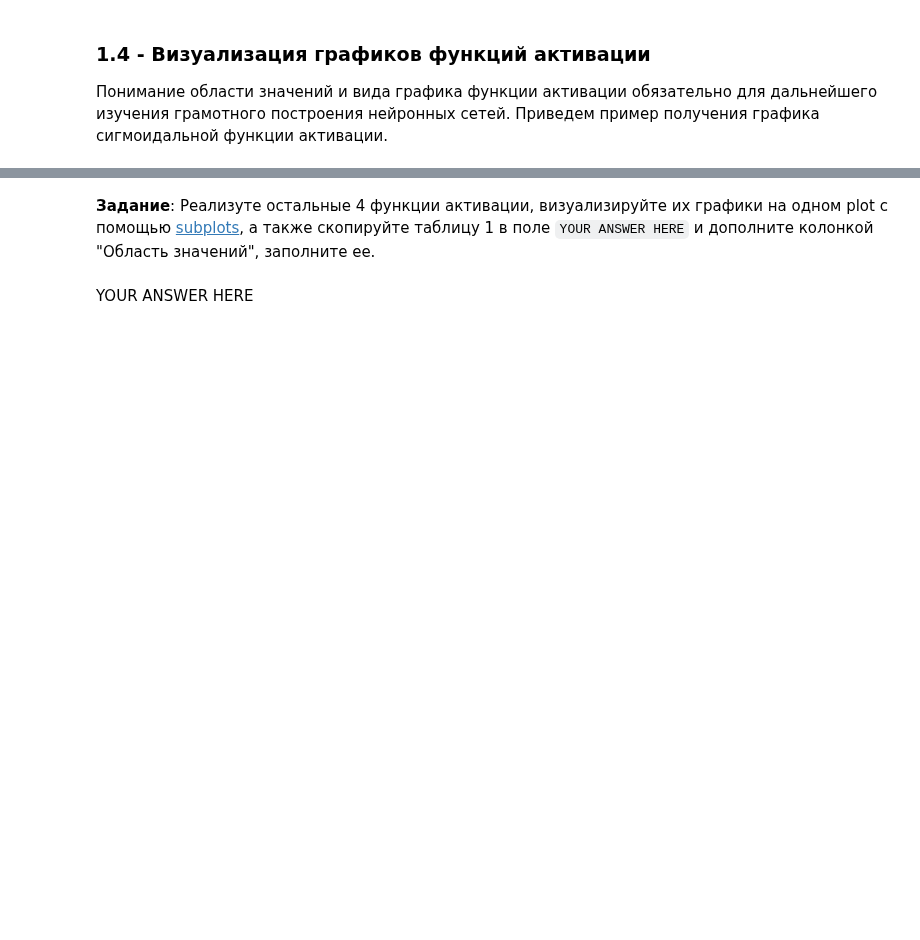
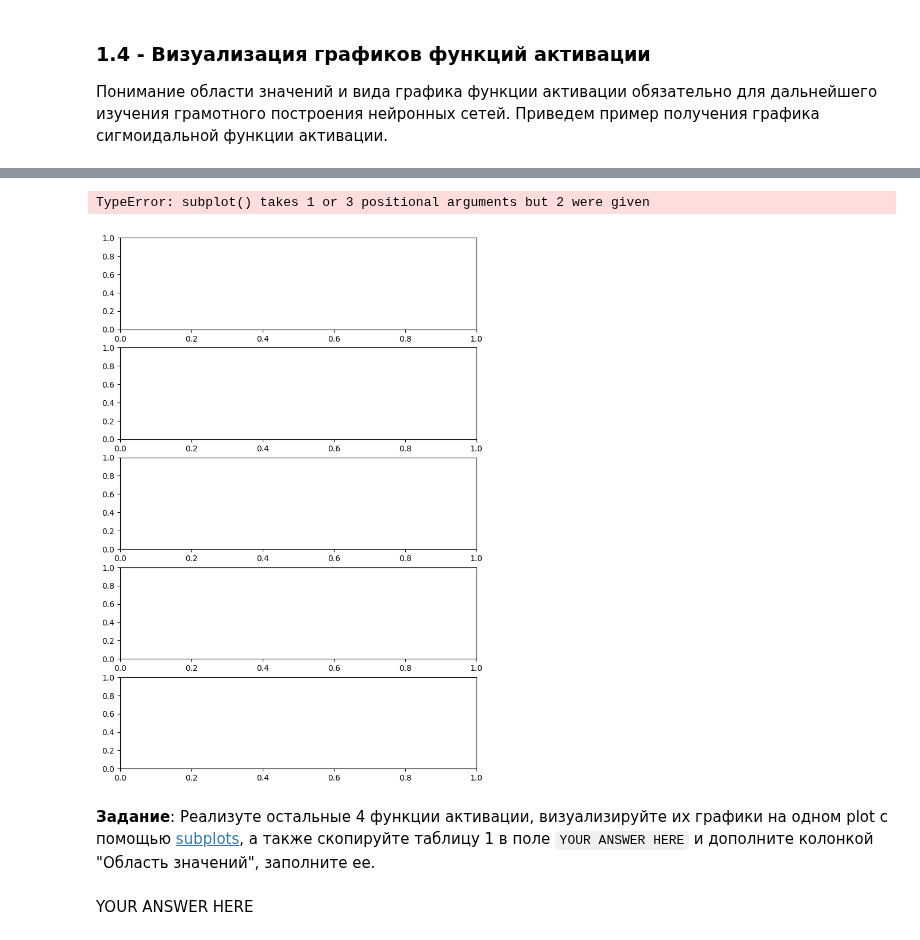
Before and after one commit to need2040/python_solution, a Jupyter notebook: pylabs_2/1. Основы NumPy/Основы_Numpy.ipynb, the cells around one changed output, grey strips where cells are left out. Drawn from its saved outputs; the diff is of its cells as text; code cells hidden in the pictures; blank space fills up the shorter version.

```diff
--- a/pylabs_2/1. Основы NumPy/Основы_Numpy.ipynb
+++ b/pylabs_2/1. Основы NumPy/Основы_Numpy.ipynb
@@ -112,7 +125,7 @@ import numpy as np
 
 def sigmoid(x):
     # YOUR CODE HERE
-    raise NotImplementedError()
+    s = 1/(1+ np.exp(-x))
 
     return s
 # %%
@@ -161,3 +177,21 @@ plt.show()
+# %%
+tanh = lambda x: (np.exp(x)-np.exp(-x))/(np.exp(x)+np.exp(-x))
+theta = np.vectorize(lambda x: 1 if x>0 else 0)
+relu = np.vectorize(lambda x: np.max(x,0))
+linear = lambda x : x
+
+fig, axs = plt.subplots(5, 1, figsize=(8, 12))
+ax.spines['left'].set_position('center')
+ax.spines['bottom'].set_position('center')
+x = np.linspace(-10, 10, 100)
+plt.subplot(x, sigmoid(x))
+plt.subplot(x, tanh(x))
+plt.subplot(x, relu(x))
+plt.subplot(x, linear(x))
+plt.show()
+# %% [output]
+TypeError: subplot() takes 1 or 3 positional arguments but 2 were given
+[figure, added]
 # %% [markdown]
 **Задание**: Реализуте остальные 4 функции активации, визуализируйте их графики на одном plot с помощью [subplots](https://matplotlib.org/api/_as_gen/matplotlib.pyplot.subplots.html#matplotlib.pyplot.subplots), а также скопируйте таблицу 1 в поле `YOUR ANSWER HERE` и дополните колонкой "Область значений", заполните ее.
 # %% [markdown]
```
Also changed, not shown: parts of 6 cells of this notebook, 1 other file.
